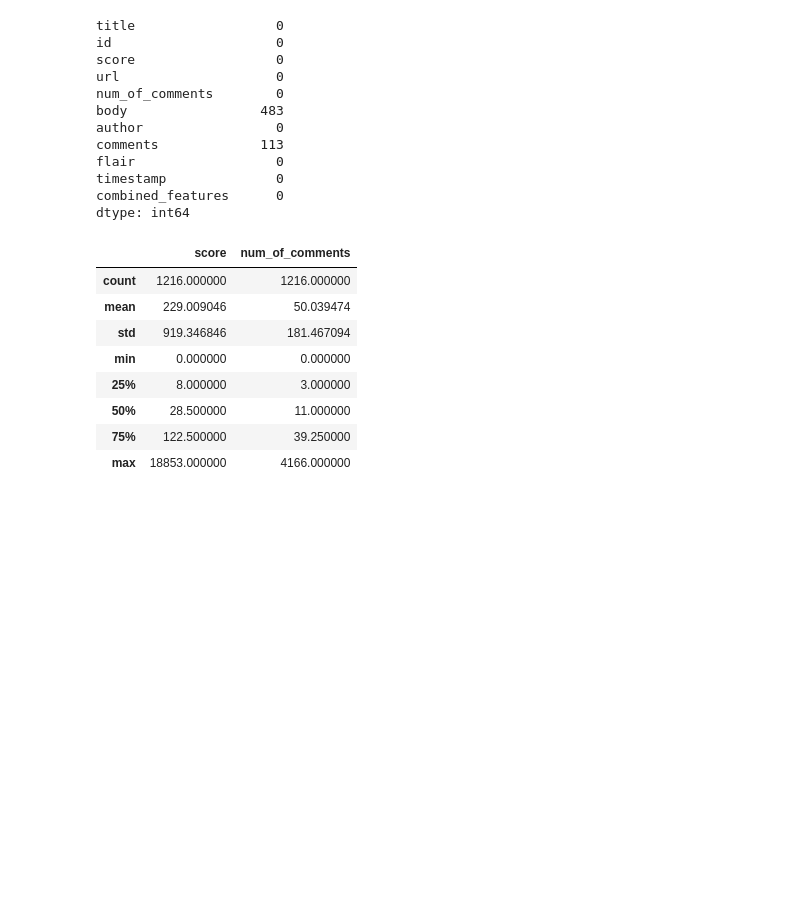
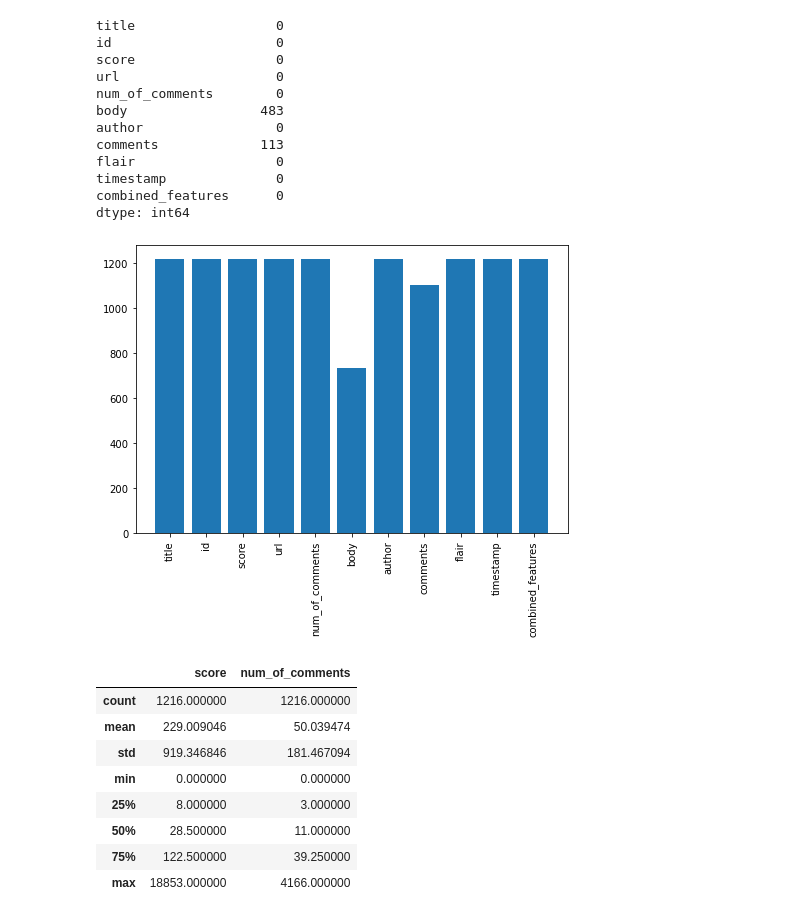
Before and after one commit to shubhigupta991/Reddit-Flair-Detection, a Jupyter notebook: scripts/Exploratory-Data-Analysis(EDA).ipynb, the cells around one changed output. Saved outputs shown, nothing was run; the diff lists cells and outputs as text; code cells hidden in the pictures; blank space fills up the shorter version.

Commit message:
Updated Exploratory-Data-Analysis(EDA) file

```diff
--- a/scripts/Exploratory-Data-Analysis(EDA).ipynb
+++ b/scripts/Exploratory-Data-Analysis(EDA).ipynb
@@ -95,6 +96,18 @@ flair                  0
 timestamp              0
 combined_features      0
 dtype: int64
+# %%
+y = data.columns
+x = data.count()
+# %%
+fig = plt.figure()
+ax = fig.add_axes([0,0,1,1])
+ax.bar(y,x)
+plt.xticks(rotation=90)
+plt.savefig('value.png', dpi=300, bbox_inches='tight')
+plt.show()
+# %% [output]
+[figure, added]
 # %%
 data.describe()
 # %% [output]
```
Also changed, not shown: parts of 12 cells of this notebook, 6 other files.
